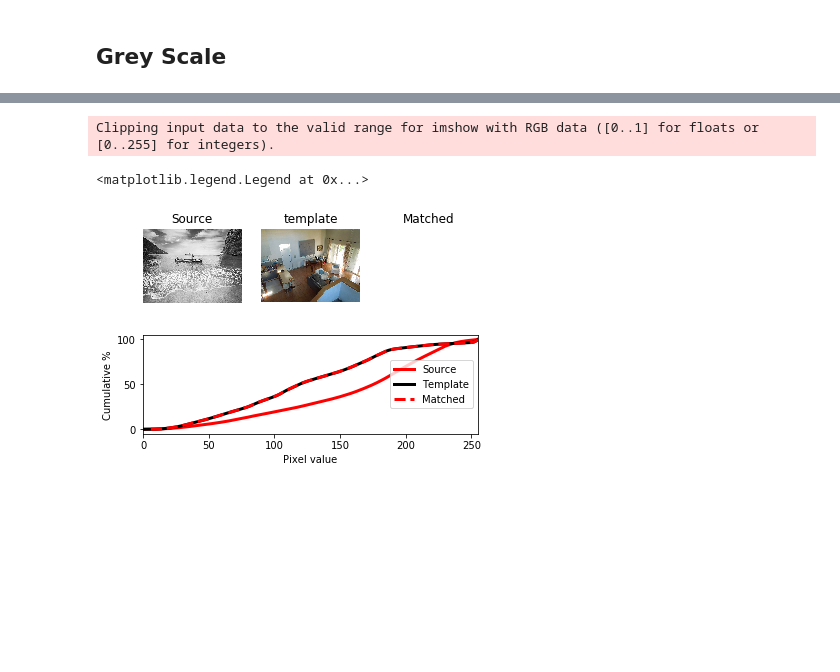
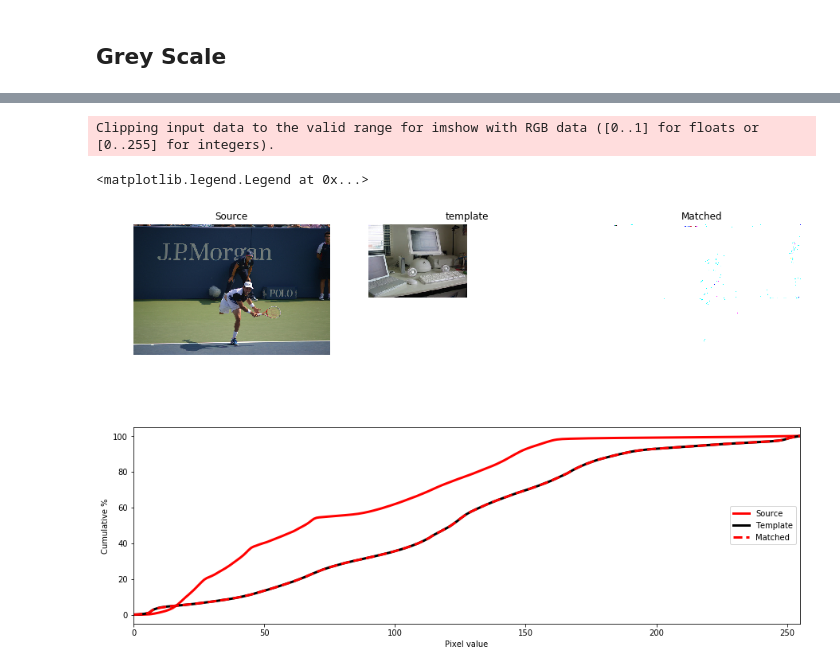
Before and after one commit to konradszwed/projekt_analiza_obrazu, a Jupyter notebook: main.ipynb, the cells around one changed output, grey strips where cells are left out. Drawn from its saved outputs; the diff is of its cells as text; code cells hidden in the pictures; blank space fills up the shorter version.

```diff
--- a/main.ipynb
+++ b/main.ipynb
@@ -438,6 +560,7 @@ wykres średnia z RGB channels
 <H2>Ilość wystąpień poszczególnych wartości RGB</H2>
 # %%
 # create a figure and axis
+plt.rcParams['figure.figsize'] = [15, 10]
 fig, ax = plt.subplots()
 
 t=[i for i in range(256)]
@@ -517,16 +646,25 @@ plt.scatter(datax,datay,s=s, alpha = 0.6, edgecolor='r')
 # %%
-max_img_equal,x,y=0,0,0
-min_img_equal,x2,y2=100,0,0
-for i in range(0,len(files)):
-    for n in range(i+1,len(files)):
-        test,test2=user_path+'\{}'.format(files[n]),user_path+'\{}'.format(files[i])
-        compare_image = CompareImage(test,test2)
-        image_difference = compare_image.compare_image()
-        if(image_difference!=10000):
-            if (max_img_equal<float(image_difference)):
-                max_img_equal,x,y=image_difference,i,n
-            if (min_img_equal>float(image_difference)):
-                min_img_equal,x2,y2=image_difference,i,n
-print('Najwięcej: {} % niezgodności pomiedzy obrazkiem nr {} i {}'.format(max_img_equal*100, x, y  ))
-print('Najmniej: {} % niezgodności pomiedzy obrazkiem nr {} i {} \n '.format(min_img_equal*100, x2, y2  ))
+@timeit
+def what_are_similar(files):
+
+    length=len(files)-4000
+    max_img_equal,x,y=0,0,0
+    min_img_equal,x2,y2=100,0,0
+    for i in range(0,length):
+        print(i)
+        for n in range(i+1,length):
+            test,test2=user_path+'\{}'.format(files[n]),user_path+'\{}'.format(files[i])
+            compare_image = CompareImage(test,test2)
+            image_difference = compare_image.compare_image()
+            if(image_difference!=10000):
+                if (max_img_equal<float(image_difference)):
+                    max_img_equal,x,y=image_difference,i,n
+                if (min_img_equal>float(image_difference)):
+                    min_img_equal,x2,y2=image_difference,i,n
+    print('Najwięcej: {} % niezgodności pomiedzy obrazkiem nr {} i {}'.format(max_img_equal*100, x, y  ))
+    print('Najmniej: {} % niezgodności pomiedzy obrazkiem nr {} i {} \n '.format(min_img_equal*100, x2, y2  ))
+    return x,y,x2,y2
+
+
+x,y,x2,y2=what_are_similar(files)
 # %% [output]
@@ -607,5 +765,5 @@ rgb_hsv(test)
 # %%
-source2,template2=user_path+'\{}'.format(files[0]), user_path+'\{}'.format(files[1])
+source2,template2=user_path+'\{}'.format(files[8]), user_path+'\{}'.format(files[15])
 source=imageio.imread(source2)
 template=imageio.imread(template2)
 matched = hist_match(source, template)
@@ -621,33 +779,33 @@ def ecdf(x):
 x1, y1 = ecdf(source.ravel())
 x2, y2 = ecdf(template.ravel())
 x3, y3 = ecdf(matched.ravel())
 
 fig = plt.figure()
 gs = plt.GridSpec(2, 3)
 ax1 = fig.add_subplot(gs[0, 0])
 ax2 = fig.add_subplot(gs[0, 1], sharex=ax1, sharey=ax1)
 ax3 = fig.add_subplot(gs[0, 2], sharex=ax1, sharey=ax1)
 ax4 = fig.add_subplot(gs[1, :])
 for aa in (ax1, ax2, ax3):
     aa.set_axis_off()
 
 ax1.imshow(source, cmap=plt.cm.gray)
 ax1.set_title('Source')
 ax2.imshow(template, cmap=plt.cm.gray)
 ax2.set_title('template')
 ax3.imshow(matched, cmap=plt.cm.gray)
 ax3.set_title('Matched')
 
 ax4.plot(x1, y1 * 100, '-r', lw=3, label='Source')
 ax4.plot(x2, y2 * 100, '-k', lw=3, label='Template')
 ax4.plot(x3, y3 * 100, '--r', lw=3, label='Matched')
 ax4.set_xlim(x1[0], x1[-1])
 ax4.set_xlabel('Pixel value')
 ax4.set_ylabel('Cumulative %')
 ax4.legend(loc=5)
 # %% [output]
 Clipping input data to the valid range for imshow with RGB data ([0..1] for floats or [0..255] for integers).
 <matplotlib.legend.Legend at 0x...>
-[figure, old version]
+[figure, new version]
 # %%
 test=user_path+'\{}'.format(files[2])
```
Also changed, not shown: parts of 29 cells of this notebook, 52 other files.
